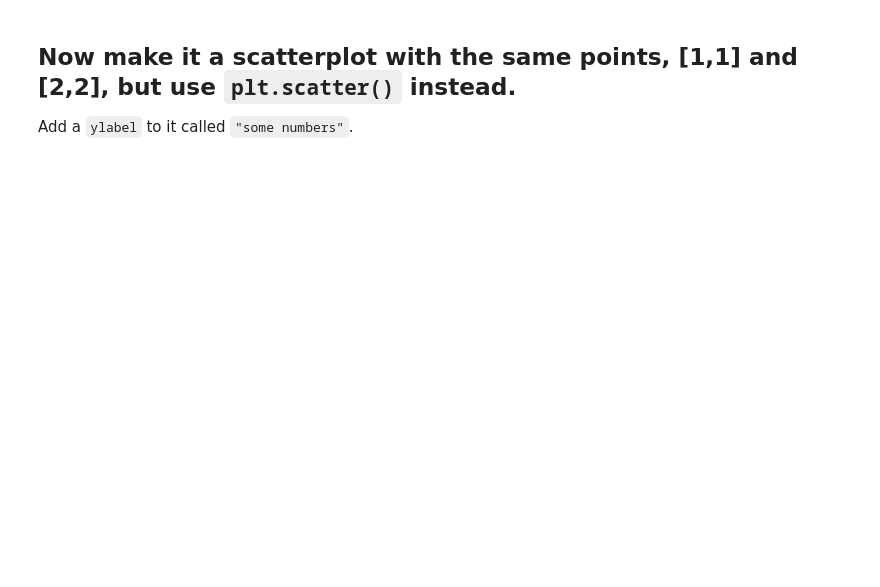
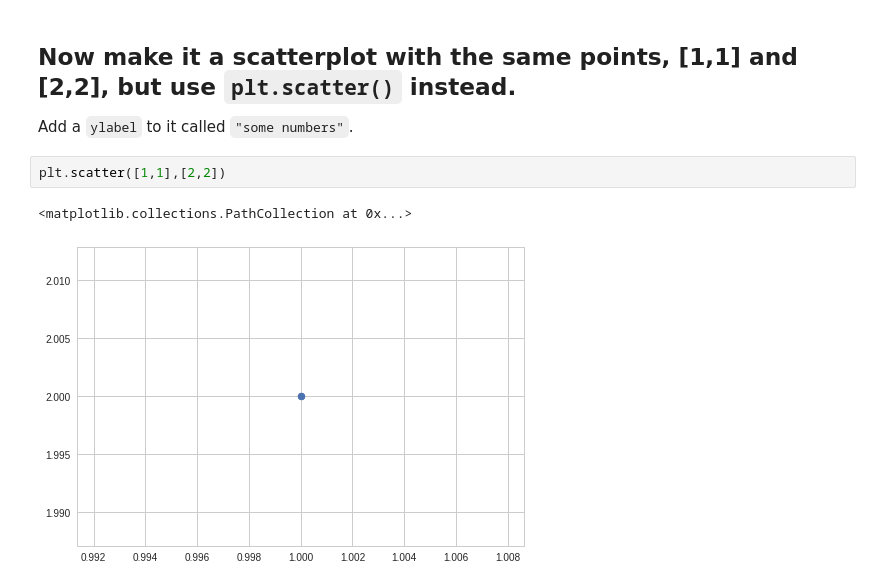
Before and after one commit to bchahine/JavaScript, a Jupyter notebook: 6_1_data_visualization_exercise.ipynb, the cells around one changed output. Saved outputs shown, nothing was run; the diff lists cells and outputs as text; blank space fills up the shorter version.

```diff
--- a/6_1_data_visualization_exercise.ipynb
+++ b/6_1_data_visualization_exercise.ipynb
@@ -41,3 +64,8 @@ Use the command `sns.set()`.
 # %% [markdown]
 ## Now make it a scatterplot with the same points, [1,1] and [2,2], but use `plt.scatter()` instead.
 Add a `ylabel` to it called `"some numbers"`.
+# %%
+plt.scatter([1,1],[2,2])
+# %% [output]
+<matplotlib.collections.PathCollection at 0x...>
+[figure, added]
```
Also changed, not shown: parts of 6 cells of this notebook.
